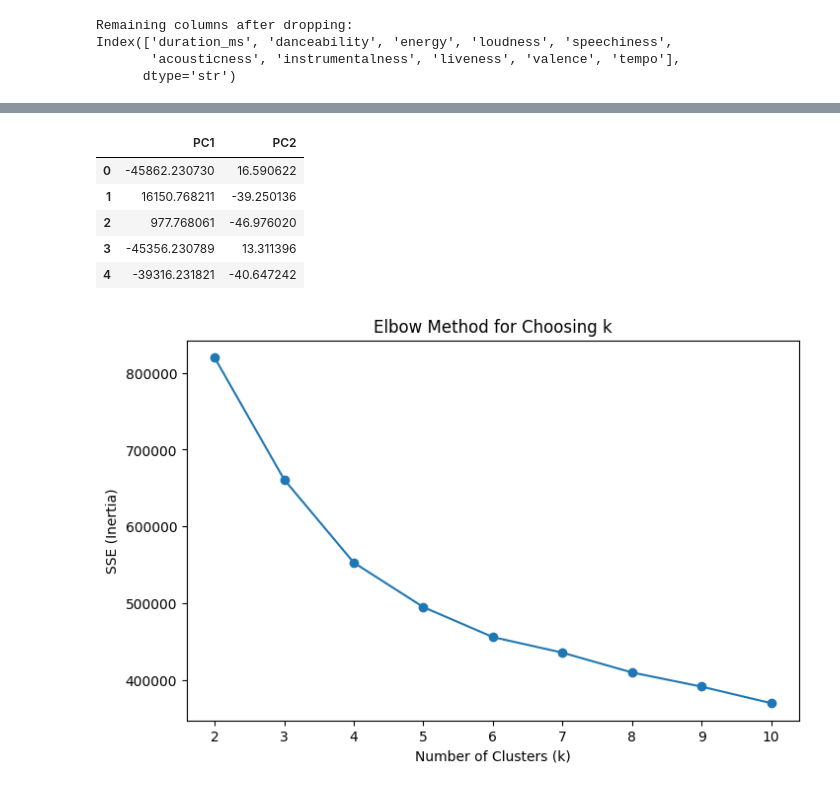
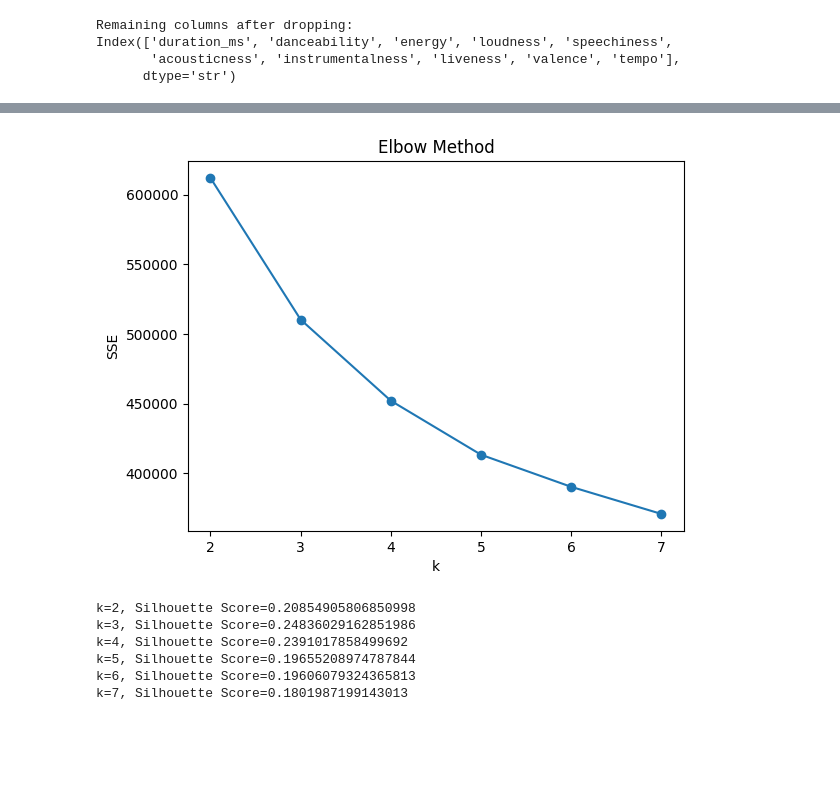
Before and after one commit to Ansari-tech7/amazon_project, a Jupyter notebook: amazon.ipynb, the cells around one changed output, grey strips where cells are left out. Saved outputs shown, nothing was run; the diff lists cells and outputs as text; code cells hidden in the pictures; blank space fills up the shorter version.

```diff
--- a/amazon.ipynb
+++ b/amazon.ipynb
@@ -170,41 +119,48 @@ Shape: (85427, 10)
-# %%
-# PCA to reduce 10 features into 2 features
-pca = PCA(n_components=2)
-pca_components = pca.fit_transform(data_clean)
-
-# Create a DataFrame for PCA results
-pca_df = pd.DataFrame(
-    pca_components,
-    columns=['PC1', 'PC2']
-)
-
-pca_df.head()
-# %% [output]
-|  | PC1 | PC2 |
-| 0 | -45862.230730 | 16.590622 |
-| 1 | 16150.768211 | -39.250136 |
-| 2 | 977.768061 | -46.976020 |
-| 3 | -45356.230789 | 13.311396 |
-| 4 | -39316.231821 | -40.647242 |
+# %%
+audio_features = [
+    'danceability',
+    'energy',
+    'loudness',
+    'speechiness',
+    'acousticness',
+    'instrumentalness',
+    'liveness',
+    'valence',
+    'tempo'
+]
+
+data_clean = data[audio_features].copy()
+# %%
+scaler = StandardScaler()
+scaled_df = scaler.fit_transform(data_clean)
 # %%
-from sklearn.cluster import KMeans
-import matplotlib.pyplot as plt
+sse = []
+silhouette_scores = []
 
-sse = []  # Sum of Squared Errors
-
-K = range(2, 11)  # test k = 2 to 10
+K = range(2, 8)
 
 for k in K:
     kmeans = KMeans(n_clusters=k, random_state=42)
-    kmeans.fit(scaled_df)
-    sse.append(kmeans.inertia_)  # inertia = SSE
+    labels = kmeans.fit_predict(scaled_df)
 
-# Plot Elbow Curve
-plt.figure(figsize=(8,5))
+    sse.append(kmeans.inertia_)
+    silhouette_scores.append(silhouette_score(scaled_df, labels))
+
+# Plot Elbow
 plt.plot(K, sse, marker='o')
-plt.xlabel("Number of Clusters (k)")
-plt.ylabel("SSE (Inertia)")
-plt.title("Elbow Method for Choosing k")
+plt.title("Elbow Method")
+plt.xlabel("k")
+plt.ylabel("SSE")
 plt.show()
+
+# Print silhouette
+for k, score in zip(K, silhouette_scores):
+    print(f"k={k}, Silhouette Score={score}")
 # %% [output]
-[figure, old version]
+[figure, new version]
+k=2, Silhouette Score=0.20854905806850998
+k=3, Silhouette Score=0.24836029162851986
+k=4, Silhouette Score=0.2391017858499692
+k=5, Silhouette Score=0.19655208974787844
+k=6, Silhouette Score=0.19606079324365813
+k=7, Silhouette Score=0.1801987199143013
```
Also changed, not shown: parts of 24 cells of this notebook.
